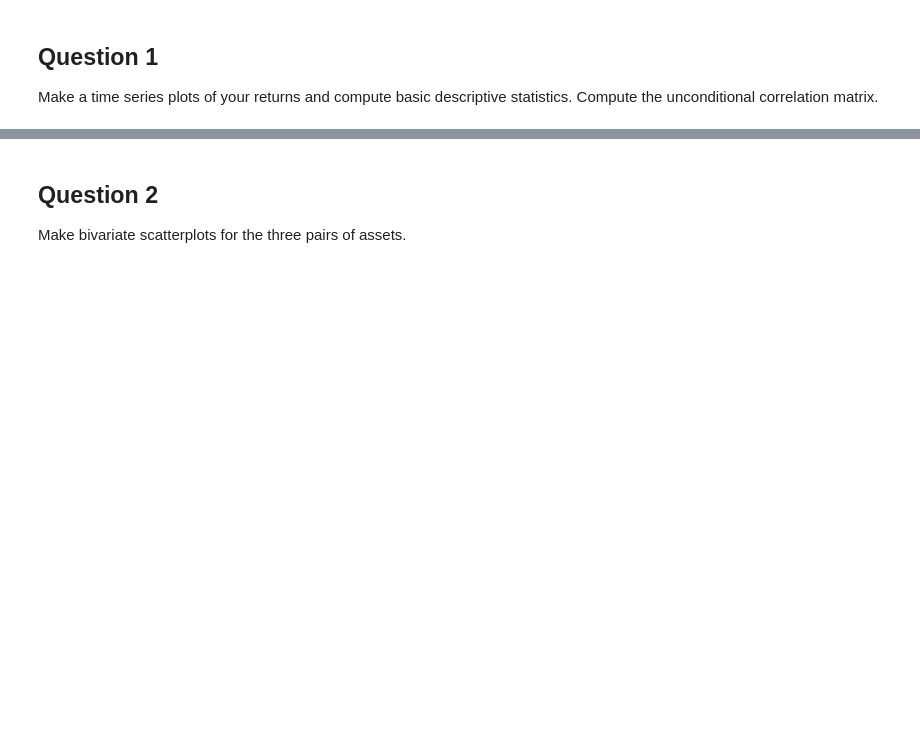
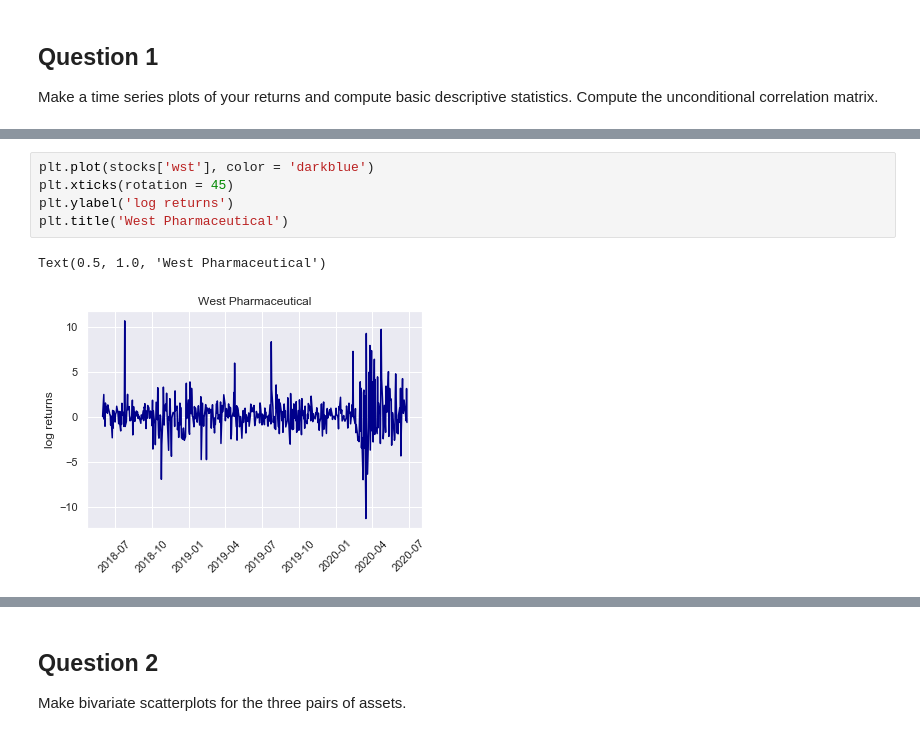
Before and after one commit to camillemd/econometrics, a Jupyter notebook: HMW5/hmw5-econ.ipynb, the cells around one changed output, grey strips where cells are left out. Saved outputs shown, nothing was run; the diff lists cells and outputs as text; blank space fills up the shorter version.

```diff
--- a/HMW5/hmw5-econ.ipynb
+++ b/HMW5/hmw5-econ.ipynb
@@ -133,0 +137,8 @@ dtype: float64
+# %%
+plt.plot(stocks['wst'], color = 'darkblue')
+plt.xticks(rotation = 45)
+plt.ylabel('log returns')
+plt.title('West Pharmaceutical')
+# %% [output]
+Text(0.5, 1.0, 'West Pharmaceutical')
+[figure, added]
```
Also changed, not shown: parts of 54 cells of this notebook.
